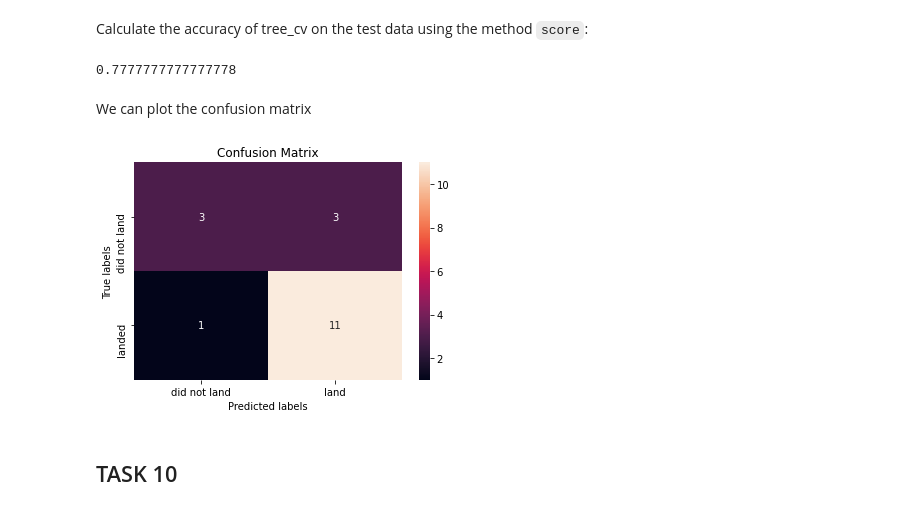
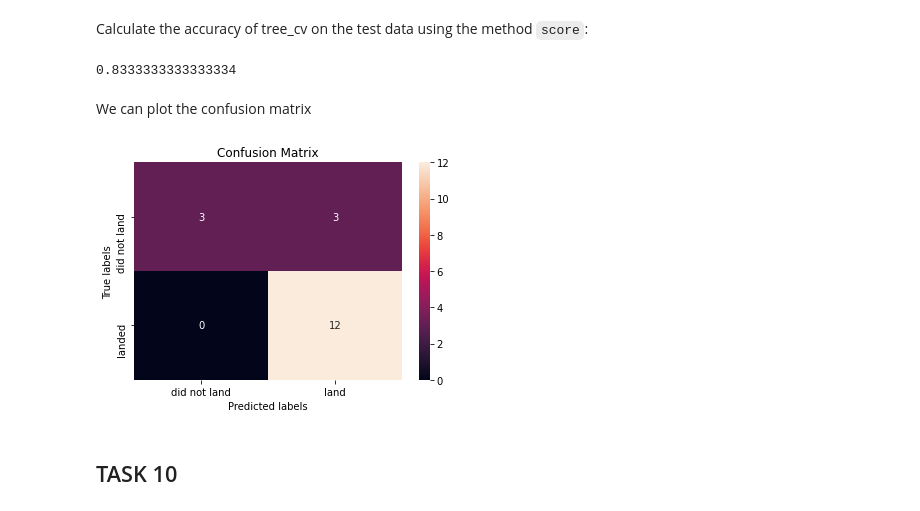
Before and after one commit to ant1257/coursera_ds_capstone, a Jupyter notebook: w04-01-SpaceX_Machine Learning Prediction_Part_5.ipynb, the cells around one changed output. Saved outputs shown, nothing was run; the diff lists cells and outputs as text; code cells hidden in the pictures.

```diff
--- a/w04-01-SpaceX_Machine Learning Prediction_Part_5.ipynb
+++ b/w04-01-SpaceX_Machine Learning Prediction_Part_5.ipynb
@@ -129,8 +129,8 @@ data['Class'].value_counts(sort = False)
 1    60
 Name: Class, dtype: int64
 # %%
-y = data['Class']
+Y = data['Class']
 print(type(Y))
-y = y.to_numpy()
+Y = Y.to_numpy()
 print(type(Y))
 # %% [output]
@@ -160,7 +160,7 @@ Use the function train_test_split to split the data X and Y into training and te
 # %% [markdown]
 <code>X_train, X_test, Y_train, Y_test</code>
 # %%
-X_train, X_test, y_train, y_test = train_test_split(X, y, test_size = 0.2, random_state = 2)
+X_train, X_test, Y_train, Y_test = train_test_split(X, Y, test_size = 0.2, random_state = 2)
 # %% [markdown]
 we can see we only have 18 test samples.
 # %%
@@ -278,5 +277,5 @@ parameters = {
 }
 
 # tree = DecisionTreeClassifier()
-tree_cv = GridSearchCV(DecisionTreeClassifier(), param_grid = parameters, cv = 10, scoring = 'accuracy').fit(X_train, y_train)
+tree_cv = GridSearchCV(DecisionTreeClassifier(), param_grid = parameters, cv = 10, scoring = 'accuracy').fit(X_train, Y_train)
 # %% [output]
@@ -292,16 +292,16 @@ accuracy : 0.8625
 # %% [markdown]
 Calculate the accuracy of tree_cv on the test data using the method <code>score</code>:
 # %%
-tree_cv.score(X_test, y_test)
+tree_cv.score(X_test, Y_test)
 # %% [output]
-0.7777777777777778
+0.8333333333333334
 # %% [markdown]
 We can plot the confusion matrix
 # %%
 yhat = tree_cv.predict(X_test)
-plot_confusion_matrix(y_test, yhat)
+plot_confusion_matrix(Y_test, yhat)
 # %% [output]
-[figure, old version]
+[figure, new version]
 # %% [markdown]
 ## TASK  10
 # %% [markdown]
```
Also changed, not shown: parts of 18 cells of this notebook, 24 other files.
